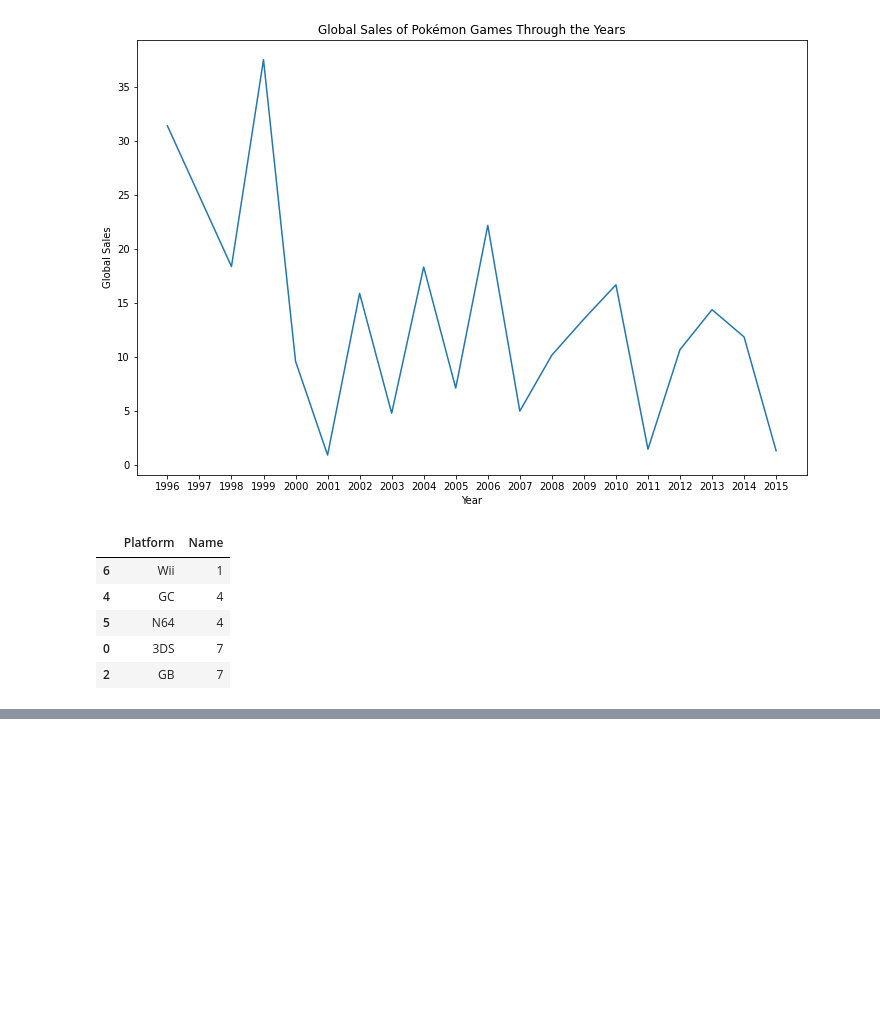
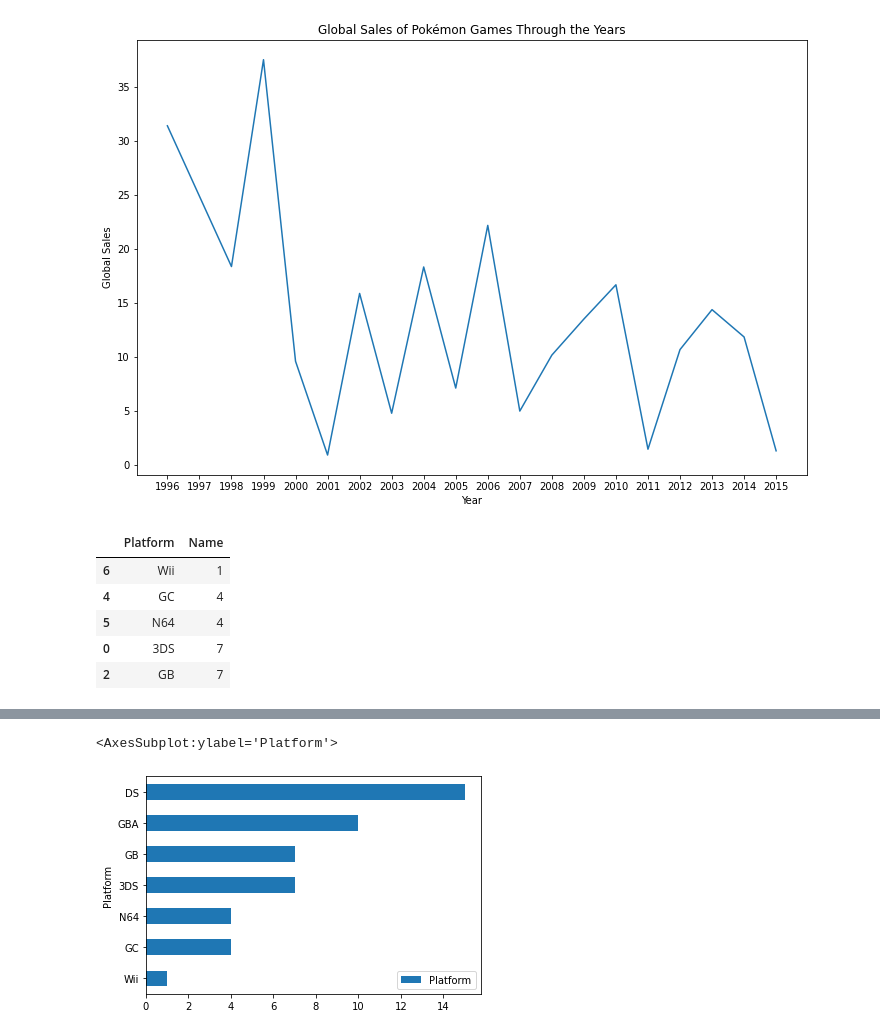
Before and after one commit to adamesalles/icd-eda, a Jupyter notebook: Eduardo.ipynb, the cells around one changed output, grey strips where cells are left out. Drawn from its saved outputs; the diff is of its cells as text; code cells hidden in the pictures; blank space fills up the shorter version.

```diff
--- a/Eduardo.ipynb
+++ b/Eduardo.ipynb
@@ -117,0 +121,5 @@ plt.show()
+# %%
+pokemon_gg.plot(x = "Platform", y = "Name", kind="barh", label= "Platform")
+# %% [output]
+<AxesSubplot:ylabel='Platform'>
+[figure, added]
```
Also changed, not shown: parts of 5 cells of this notebook.
